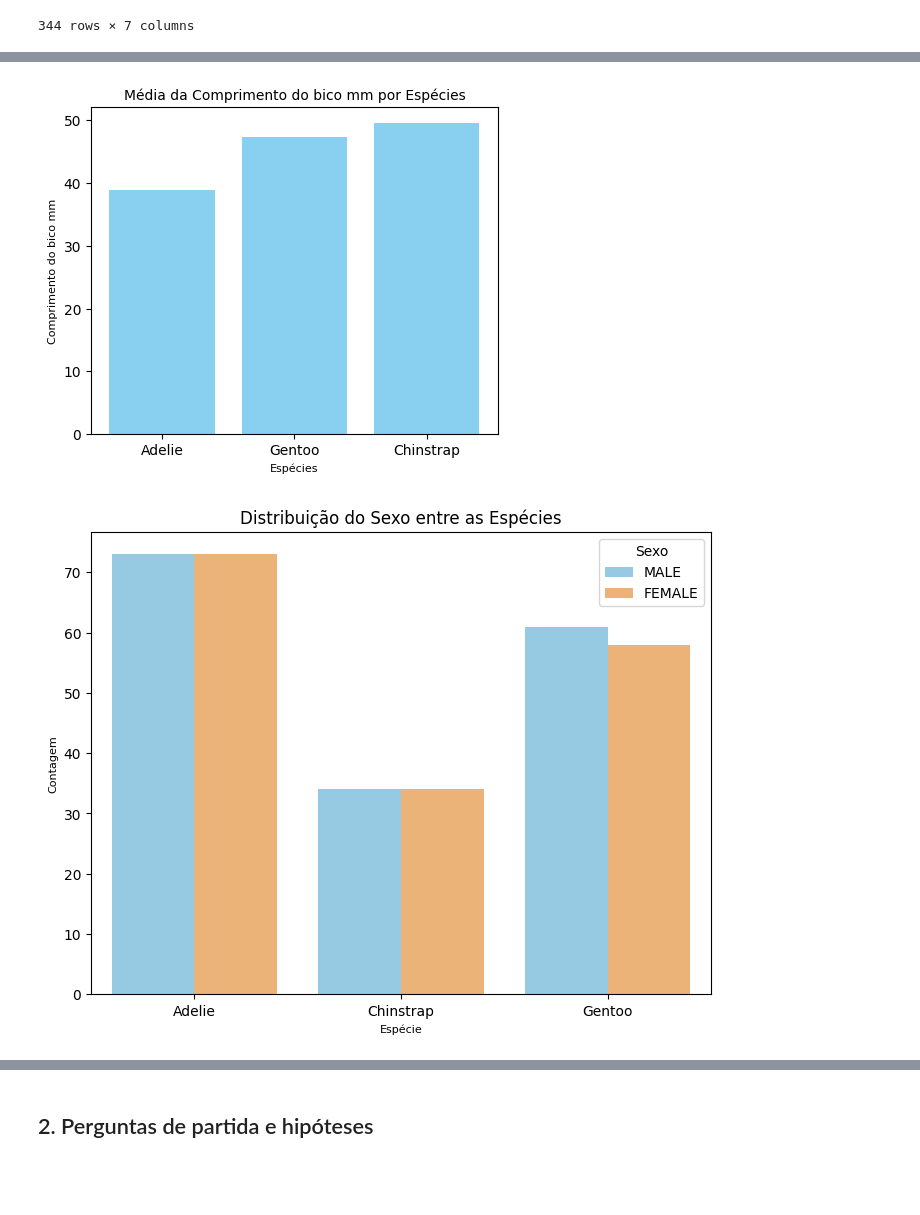
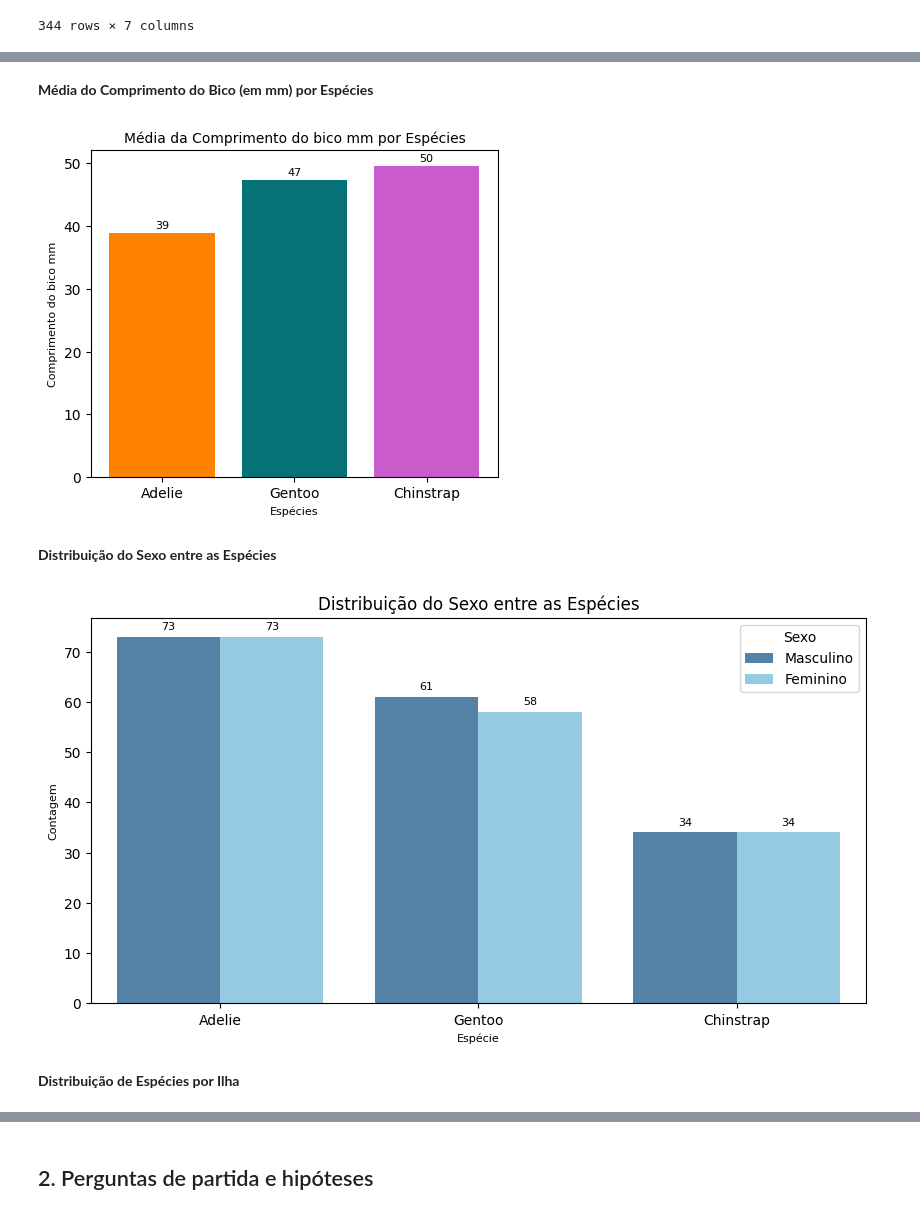
Before and after one commit to ninesousa/avanti-bootcamp-cdd, a Jupyter notebook: notebooks/01-exploratory_data_analysis.ipynb, the cells around one changed output, grey strips where cells are left out. Drawn from its saved outputs; the diff is of its cells as text; code cells hidden in the pictures; blank space fills up the shorter version.

```diff
--- a/notebooks/01-exploratory_data_analysis.ipynb
+++ b/notebooks/01-exploratory_data_analysis.ipynb
@@ -49,0 +76,21 @@ dt
+# %%
+#leitura dos dados
+dt = pd.read_csv('../data/raw/data.csv')
+#EN -> PT
+dt.rename(columns = {
+        'species': 'especies',
+        'island': 'ilha',
+        'bill_length_mm': 'comprimento_do_bico_mm',
+        'bill_depth_mm': 'profundidade_do_bico_mm',
+        'flipper_length_mm': 'comprimento_do_nadadeira_mm',
+        'body_mass_g': 'massa_corporal_g',
+        'sex': 'sexo',
+}, inplace=True)
+
+#substituição dos valores pela descrição com replace
+dt.replace ({'sexo':{
+        'MALE':'Masculino',
+        'FEMALE':'Feminino'
+}}, inplace=True)
+
+display(dt)
@@ -119,20 +213,25 @@ plt.show()
+# %% [markdown]
+**Média do Comprimento do Bico (em mm) por Espécies**
 # %%
-# Comprimento do Bico x Espécies.
-
 # tamanho do gráfico
 plt.figure(figsize=(8, 12))
+palette = [ '#FF8100','#067176','#C95BCB']
 
 # tamanho
 plt.subplot(3, 1, 1)
 
 # Dados
 # agrupamento por species e o calculo da mediana
-dt_avg = dt.groupby('species')['bill_length_mm'].median().reset_index()
+dt_avg = dt.groupby('especies')['comprimento_do_bico_mm'].median().reset_index()
+
 # resultado e ordenação dos dados
-dt_avg = dt_avg.sort_values(by='bill_length_mm', ascending=True)
+dt_avg = dt_avg.sort_values(by='comprimento_do_bico_mm', ascending=True)
+#coloca os números em cima da barra
+for i, value in enumerate(dt_avg['comprimento_do_bico_mm']):
+    plt.text(i, value+2, round(value), ha='center', va='top', fontsize=8)
 
 #tipo de gráfico.
-plt.bar(dt_avg['species'], dt_avg['bill_length_mm'], color='#89CFF0')
+plt.bar(dt_avg['especies'], dt_avg['comprimento_do_bico_mm'], color=palette)
 
 #legendas do titulo, x e y
 plt.title('Média da Comprimento do bico mm por Espécies', fontsize=10)
@@ -143,24 +242,35 @@ plt.ylabel('Comprimento do bico mm', fontsize = 8)
 plt.tight_layout(rect=[0, 0, 0.6, 0.95])
 plt.show()
 # %% [output]
-[figure, old version]
+[figure, new version]
+# %% [markdown]
+**Distribuição do Sexo entre as Espécies**
 # %%
 # tamanho do gráfico
-plt.figure(figsize=(8, 6))
+plt.figure(figsize=(10,5))
 
 #paleta de cores
-palette = ['#89CFF0', '#FFB366']
+palette = ['#4682B4', '#89CFF0']
 
+#ordenar
+species_order = dt['especies'].value_counts().index
 #tipo de gráfico
-sns.countplot(x='species', hue='sex', data=dt, palette=palette)
+sns.countplot(x='especies', hue='sexo', data=dt, palette=palette, order=species_order)
+#coloca os números em cima da barra
+for p in plt.gca().patches:
+    x = p.get_x() + p.get_width() / 2
+    y = p.get_height()
+    plt.text(x, y + 1, int(y), ha='center', va='bottom', fontsize=8)
 
 #legendas do titulo, x e y
 plt.title('Distribuição do Sexo entre as Espécies')
 plt.xlabel('Espécie', fontsize = 8)
 plt.ylabel('Contagem', fontsize = 8)
 
 #legenda e plot
 plt.legend(title='Sexo')
 plt.show()
 # %% [output]
-[figure, old version]
+[figure, new version]
+# %% [markdown]
+**Distribuição de Espécies por Ilha**
```
Also changed, not shown: parts of 19 cells of this notebook, 2 other files.
